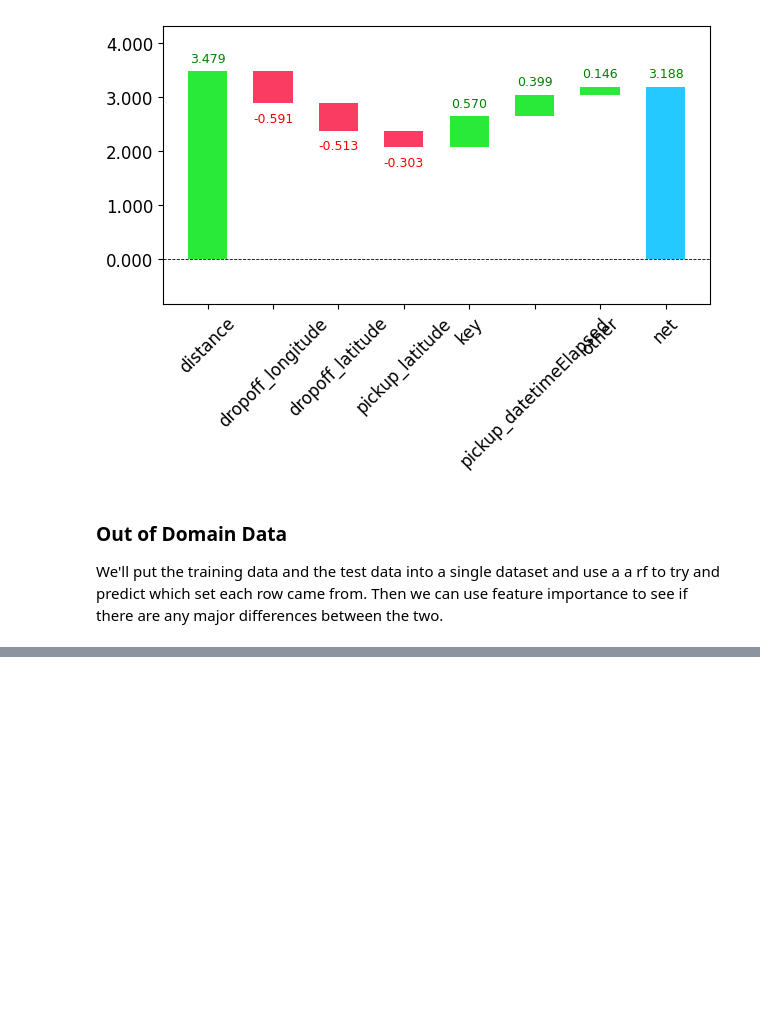
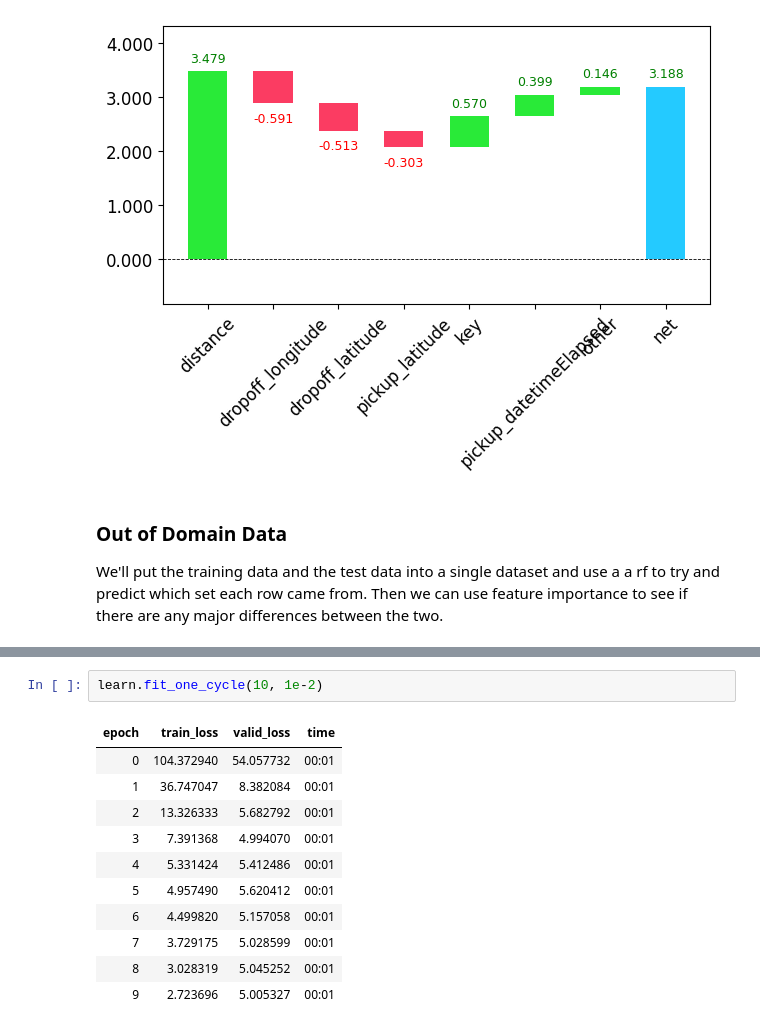
Before and after one commit to loganhartford/taxi_fare, a Jupyter notebook: taxi_fare.ipynb, the cells around one changed output, grey strips where cells are left out. Cells and saved outputs as stored; diff of their text form; blank space fills up the shorter version.

```diff
--- a/taxi_fare.ipynb
+++ b/taxi_fare.ipynb
@@ -960,0 +1117,14 @@ rf_feat_importance(m, df_dom)
+# %%
+learn.fit_one_cycle(10, 1e-2)
+# %% [output]
+| epoch | train_loss | valid_loss | time |
+| 0 | 104.372940 | 54.057732 | 00:01 |
+| 1 | 36.747047 | 8.382084 | 00:01 |
+| 2 | 13.326333 | 5.682792 | 00:01 |
+| 3 | 7.391368 | 4.994070 | 00:01 |
+| 4 | 5.331424 | 5.412486 | 00:01 |
+| 5 | 4.957490 | 5.620412 | 00:01 |
+| 6 | 4.499820 | 5.157058 | 00:01 |
+| 7 | 3.729175 | 5.028599 | 00:01 |
+| 8 | 3.028319 | 5.045252 | 00:01 |
+| 9 | 2.723696 | 5.005327 | 00:01 |
```
Also changed, not shown: parts of 27 cells of this notebook, 2 other files.
